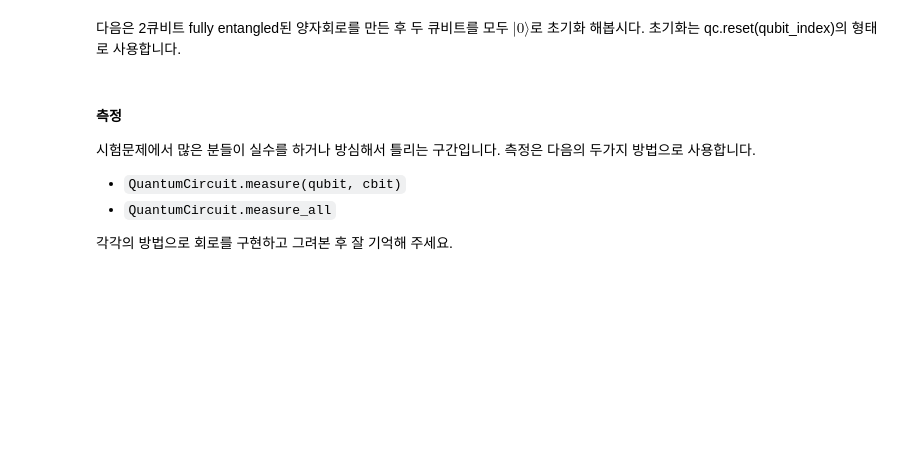
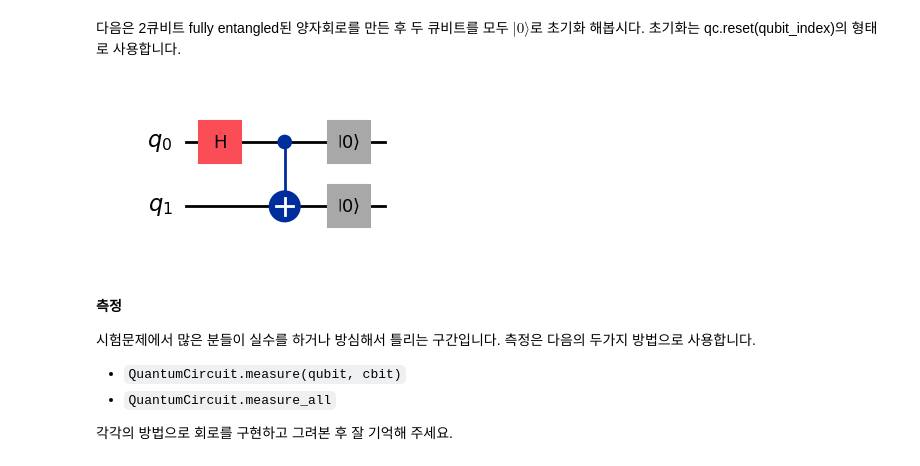
Before and after one commit to KimHaejoong1/busan-quantum-developer-program, a Jupyter notebook: korean-community-resources/코딩실습 2.ipynb, the cells around one changed output. Saved outputs shown, nothing was run; the diff lists cells and outputs as text; code cells hidden in the pictures; blank space fills up the shorter version.

```diff
--- a/korean-community-resources/코딩실습 2.ipynb
+++ b/korean-community-resources/코딩실습 2.ipynb
@@ -33,8 +35,13 @@ qc.draw('mpl')
 # %%
 qc = QuantumCircuit(2)
 qc.h(0)
 qc.cx(0,1)
 # 0,1번 큐비트를 초기화 해보세요.
+qc.reset([0,1])
+
+qc.draw('mpl')
+# %% [output]
+[figure, added]
 # %% [markdown]
 #### 측정
 시험문제에서 많은 분들이 실수를 하거나 방심해서 틀리는 구간입니다. 측정은 다음의 두가지 방법으로 사용합니다.
```
Also changed, not shown: parts of 33 cells of this notebook, 1 other file.
